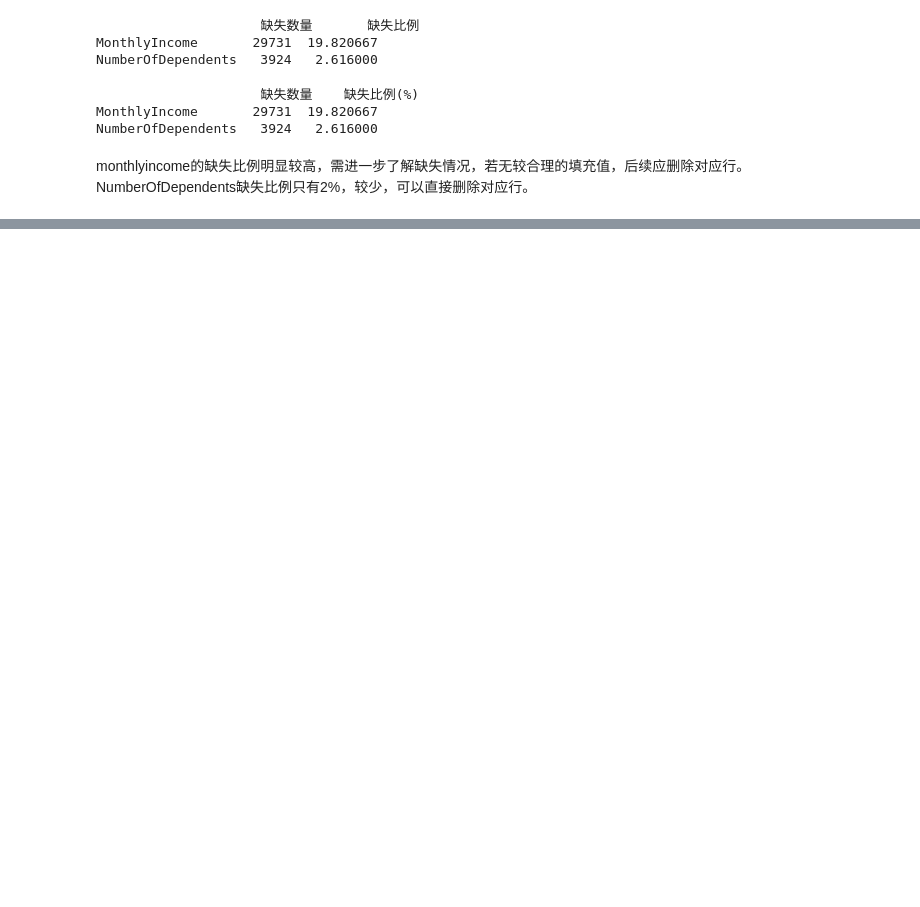
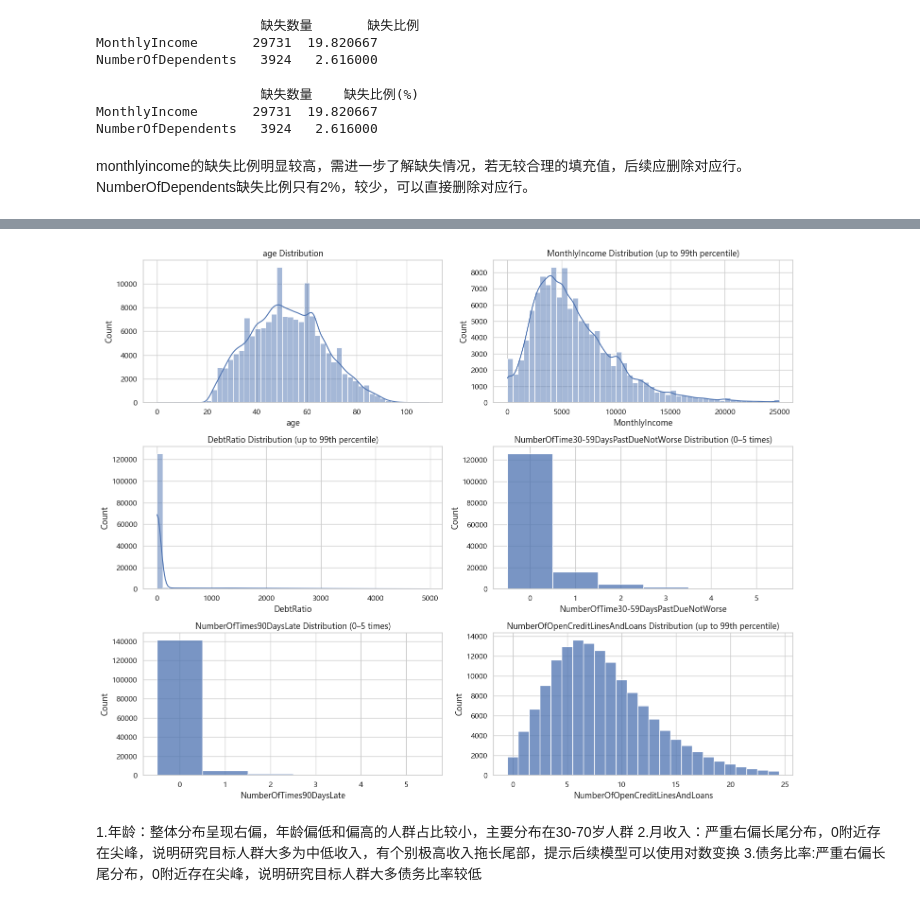
Before and after one commit to yuki05288/credit-default-first-project, a Jupyter notebook: notebooks/01_exploration.ipynb, the cells around one changed output, grey strips where cells are left out. Saved outputs shown, nothing was run; the diff lists cells and outputs as text; code cells hidden in the pictures; blank space fills up the shorter version.

Commit message:
add initial credit risk exploration

```diff
--- a/notebooks/01_exploration.ipynb
+++ b/notebooks/01_exploration.ipynb
@@ -117,0 +129,75 @@ NumberOfDependents缺失比例只有2%，较少，可以直接删除对应行。
+# %%
+import numpy as np
+import seaborn as sns
+import matplotlib.pyplot as plt
+
+xdata = [
+    'age',
+    'MonthlyIncome',
+    'DebtRatio',
+    'NumberOfTime30-59DaysPastDueNotWorse',
+    'NumberOfTimes90DaysLate',
+    'NumberOfOpenCreditLinesAndLoans'
+]
+
+fig, axes = plt.subplots(nrows=3, ncols=2, figsize=(15, 12))
+axes = axes.flatten()
+
+for i, col in enumerate(xdata):
+    values = df[col].dropna()
+#处理有严重拖尾的连续变量，只画99%分位数以内的数据
+    if col == 'MonthlyIncome':
+        # 只展示月收入 99% 分位数以内的主体
+        upper = values.quantile(0.99)
+        sns.histplot(data=values[values <= upper], bins=50, kde=True, ax=axes[i])
+        axes[i].set_title(f'{col} Distribution (up to 99th percentile)')
+
+    elif col == 'DebtRatio':
+        # 只展示债务比率 99% 分位数以内的主体
+        upper = values.quantile(0.99)
+        sns.histplot(data=values[values <= upper], bins=50, kde=True, ax=axes[i])
+        axes[i].set_title(f'{col} Distribution (up to 99th percentile)')
+#处理类别和离散次数的变量
+    elif col in [
+        'NumberOfTime30-59DaysPastDueNotWorse',
+        'NumberOfTimes90DaysLate'
+    ]:
+        # 逾期次数是离散变量，整数次数分别成箱；这里只展示 0–5 次
+        shown = values[values <= 5]
+        sns.histplot(
+            data=shown,
+            bins=np.arange(-0.5, 6.5, 1),
+            kde=False,
+            ax=axes[i]
+        )
+        axes[i].set_xticks(range(6))
+        axes[i].set_title(f'{col} Distribution (0–5 times)')
+
+    elif col == 'NumberOfOpenCreditLinesAndLoans':
+        # 笔数也是离散变量，按整数分别成箱
+        upper = int(values.quantile(0.99))
+        shown = values[values <= upper]
+        sns.histplot(
+            data=shown,
+            bins=np.arange(-0.5, upper + 1.5, 1),
+            kde=False,
+            ax=axes[i]
+        )
+        axes[i].set_title(f'{col} Distribution (up to 99th percentile)')
+
+    else:
+        # 年龄：保留完整范围
+        sns.histplot(data=values, bins=50, kde=True, ax=axes[i])
+        axes[i].set_title(f'{col} Distribution')
+
+    axes[i].set_xlabel(col)
+    axes[i].set_ylabel('Count')
+
+plt.tight_layout()
+plt.show()
+# %% [output]
+[figure, added]
+# %% [markdown]
+1.年龄：整体分布呈现右偏，年龄偏低和偏高的人群占比较小，主要分布在30-70岁人群
+2.月收入：严重右偏长尾分布，0附近存在尖峰，说明研究目标人群大多为中低收入，有个别极高收入拖长尾部，提示后续模型可以使用对数变换
+3.债务比率:严重右偏长尾分布，0附近存在尖峰，说明研究目标人群大多债务比率较低
```
Also changed, not shown: parts of 1 cell of this notebook.
